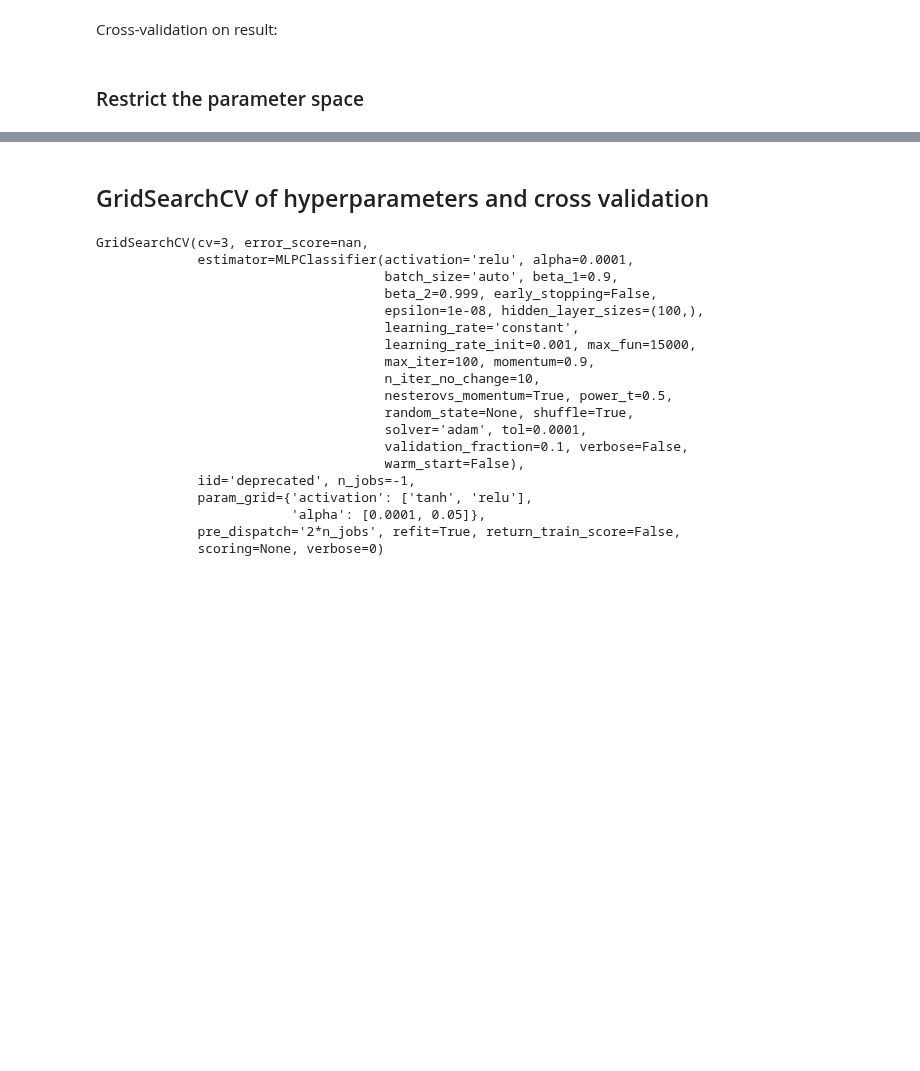
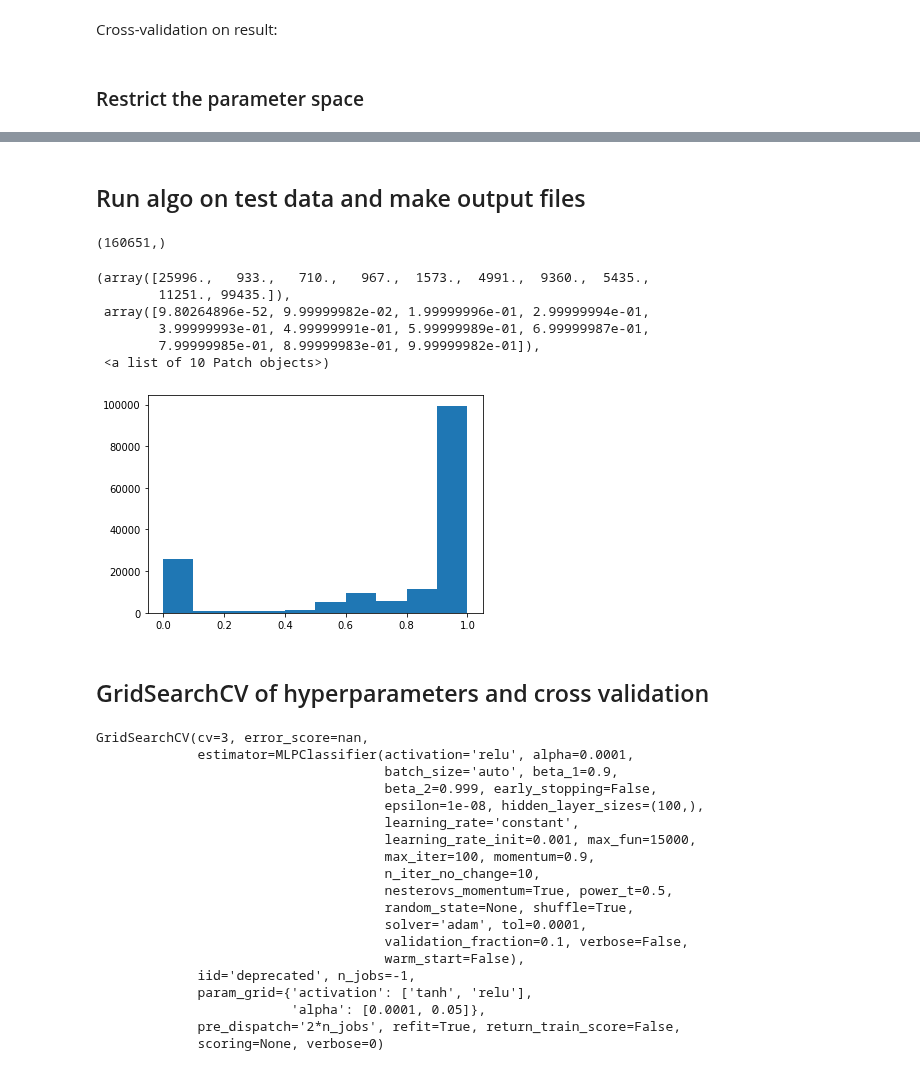
Before and after one commit to nohg/AML-small-project, a Jupyter notebook: NNClassification.ipynb, the cells around one changed output, grey strips where cells are left out. Cells and saved outputs as stored; diff of their text form; code cells hidden in the pictures; blank space fills up the shorter version.

```diff
--- a/NNClassification.ipynb
+++ b/NNClassification.ipynb
@@ -86,9 +91,12 @@ No nulls
 ### Scale the data
 # %%
 transformed_X = deepcopy(X)
+transformed_X_test = deepcopy(X_test)
 # This loop transforms every variable _independently_
 for variable in X.columns:
-    transformed_X[variable] = RobustScaler().fit_transform(np.array(transformed_X[variable]).reshape(-1,1))
+    scaler = RobustScaler().fit(np.array(transformed_X[variable]).reshape(-1,1))
+    transformed_X[variable] = scaler.transform(np.array(transformed_X[variable]).reshape(-1,1))
+    transformed_X_test[variable] = scaler.transform(np.array(transformed_X_test[variable]).reshape(-1,1))
 # %% [markdown]
 ### Select k Best features
 # %%
@@ -108,6 +116,8 @@ Index(['correctedScaledAverageMu', 'p_eClusterLr0', 'p_dPhiTH3', 'p_R12',
        'p_e255', 'p_e2ts1', 'p_emins1', 'p_pos7', 'p_widths2', 'p_wtots1',
        'p_e237', 'p_e277', 'p_fracs1', 'p_E3x5_Lr2', 'p_E5x7_Lr2'],
       dtype='object')
+# %%
+transformed_X_test_25 = selector.transform(transformed_X_test)
 # %% [markdown]
 ## Bayesian optimisation of hyperparameters and cross validation
 # %%
@@ -199,0 +210,2 @@ print(f"{scores.mean():.4f} accuracy with a standard deviation of {scores.std():
+# %%
+clf.fit(X_25,y)
@@ -199,0 +221,19 @@ print(f"{scores.mean():.4f} accuracy with a standard deviation of {scores.std():
+# %% [markdown]
+## Run algo on test data and make output files
+# %%
+mlp_BO_test_predictions=clf.predict_proba(transformed_X_test_25)[:,1]
+# %%
+mlp_BO_test_predictions.shape
+# %% [output]
+(160651,)
+# %%
+import matplotlib.pyplot as plt
+plt.hist(mlp_BO_test_predictions)
+# %% [output]
+(array([25996.,   933.,   710.,   967.,  1573.,  4991.,  9360.,  5435.,
+        11251., 99435.]),
+ array([9.80264896e-52, 9.99999982e-02, 1.99999996e-01, 2.99999994e-01,
+        3.99999993e-01, 4.99999991e-01, 5.99999989e-01, 6.99999987e-01,
+        7.99999985e-01, 8.99999983e-01, 9.99999982e-01]),
+ <a list of 10 Patch objects>)
+[figure, added]
```
Also changed, not shown: parts of 9 cells of this notebook.
